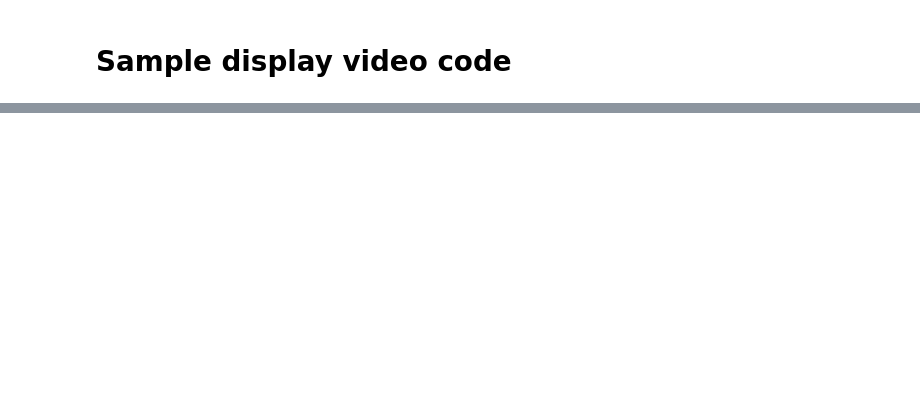
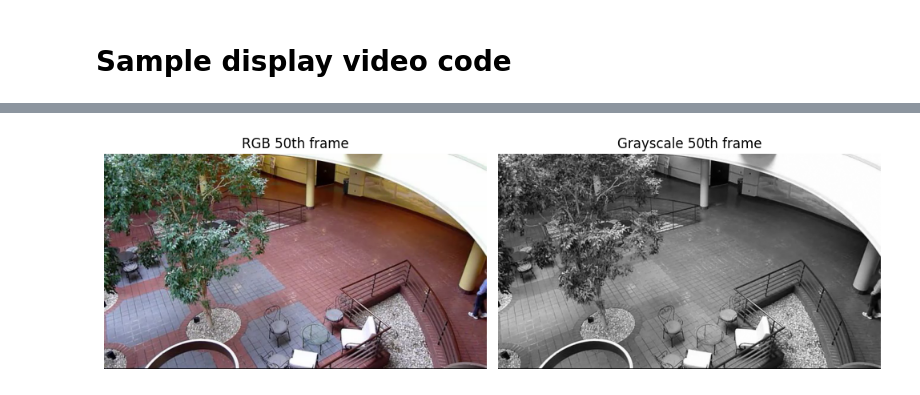
Before and after one commit to Vedant2100/s26, a Jupyter notebook: EE_243/A-2/Problem1/Problem1.ipynb, the cells around one changed output, grey strips where cells are left out. Cells and saved outputs as stored; diff of their text form; code cells hidden in the pictures; blank space fills up the shorter version.

```diff
--- a/EE_243/A-2/Problem1/Problem1.ipynb
+++ b/EE_243/A-2/Problem1/Problem1.ipynb
@@ -18,19 +16,27 @@ Requirement already satisfied: numpy>=1.14.5 in /usr/local/lib/python3.10/dist-p
 # %% [markdown]
 # Sample display video code
 # %%
-https://drive.google.com/file/d/14uCH3yQLKzPFoN-ubvfJyLYNm7Imipc7/view?usp=sharing
+!pip -q install gdown
+import os
+import gdown
+
+drive_url = "https://drive.google.com/file/d/14uCH3yQLKzPFoN-ubvfJyLYNm7Imipc7/view?usp=sharing"
+file_path = "video.mat"
+
+if not os.path.exists(file_path):
+    gdown.download(url=drive_url, output=file_path, fuzzy=True, quiet=False)
 # %%
-
+video_rgb = io.loadmat(file_path)["I"]
 
 def display_video(video):
   fig = plt.figure(figsize=(5,5))
   mov = []
   for i in range(video.shape[3]):
-    img = plt.imshow(video[:,:,:,i],animated=True)
+    img = plt.imshow(video[:, :, :, i], animated=True)
     plt.axis('off')
     mov.append([img])
 
-  movie = animation.ArtistAnimation(fig,mov,interval=20,repeat_delay=1000)
+  movie = animation.ArtistAnimation(fig, mov, interval=20, repeat_delay=1000)
   plt.close()
   return movie
 
@@ -39,11 +45,30 @@ HTML(display_video(video_rgb).to_html5_video())
 [interactive output not drawn]
 # %%
 def load_video(file_path):
-  # load video
-  video_rgb = io.loadmat(file_path)['I'] # video loaded with shape HxWx3XT where T is the total number of frames
-
-  video_grayscale = # convert each frame of above video to grayscale
-  return video_rgb,video_grayscale
+  # load video in RGB, shape HxWx3xT
+  video_rgb = io.loadmat(file_path)["I"]
+  video_grayscale = video_rgb.mean(axis=2)
+  return video_rgb, video_grayscale
+# %%
+video_rgb, video_grayscale = load_video(file_path)
+
+frame_idx = 49
+plt.figure(figsize=(10, 4))
+
+plt.subplot(1, 2, 1)
+plt.imshow(video_rgb[:, :, :, frame_idx])
+plt.title("RGB 50th frame")
+plt.axis("off")
+
+plt.subplot(1, 2, 2)
+plt.imshow(video_grayscale[:, :, frame_idx], cmap="gray")
+plt.title("Grayscale 50th frame")
+plt.axis("off")
+
+plt.tight_layout()
+plt.show()
+# %% [output]
+[figure, added]
 # %%
 def getSumOfDiff(image_set):
   # image_set is a set of 3 frames of size 3XHxW with each frame being a grayscale image
```
Also changed, not shown: parts of 9 cells of this notebook.
